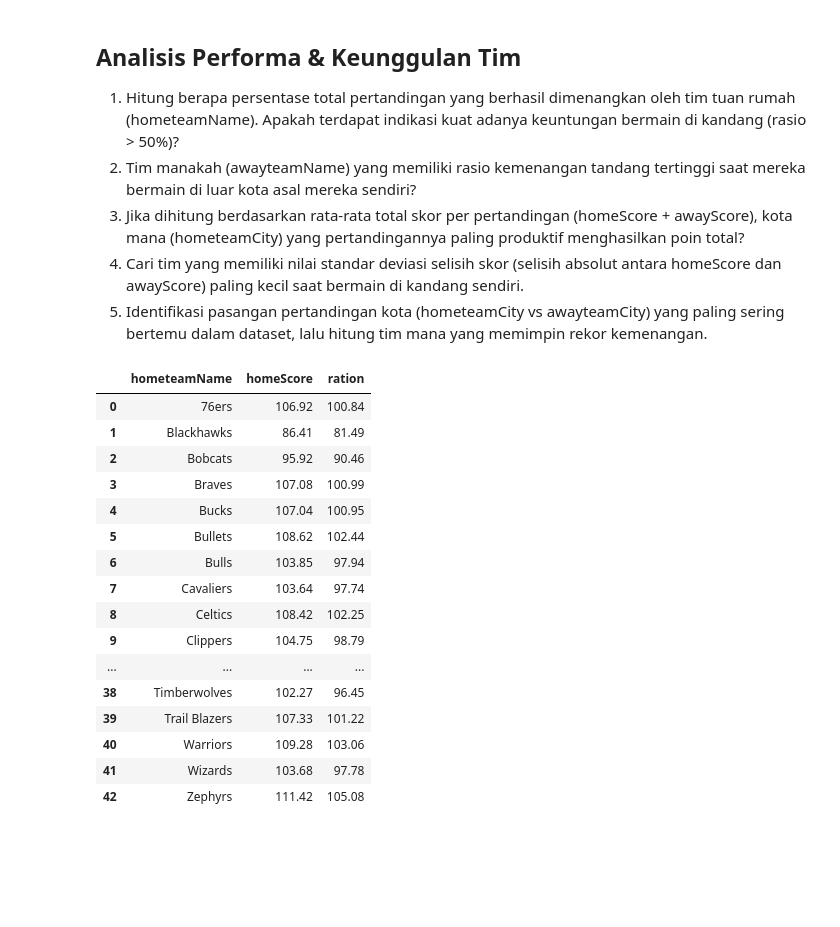
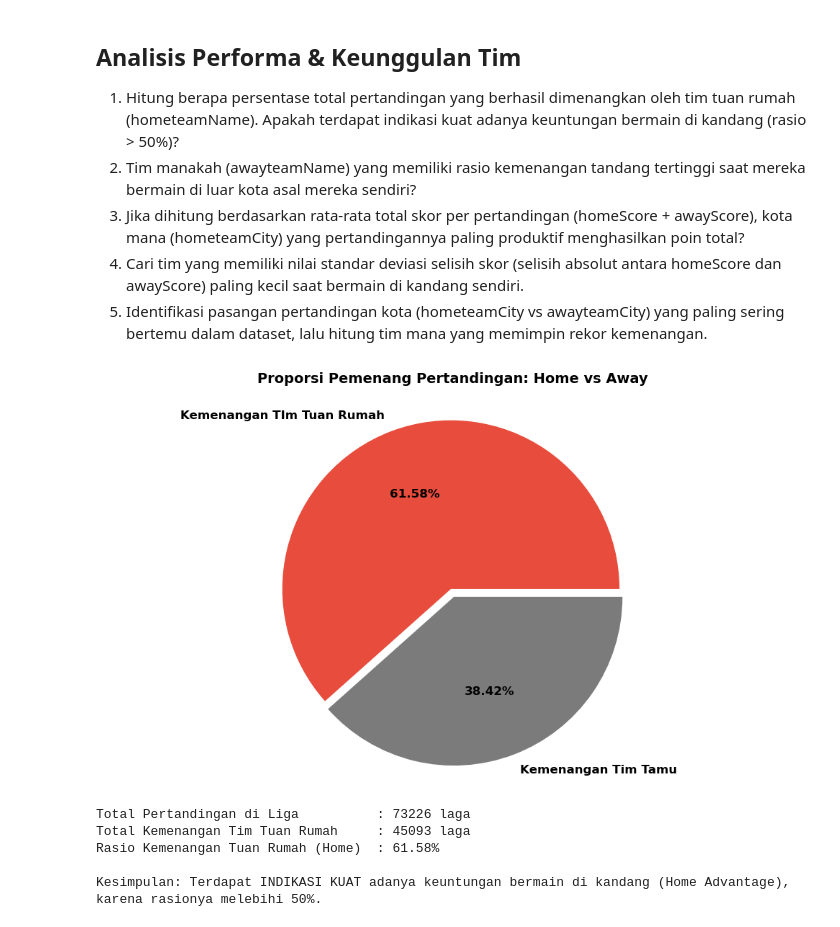
Before and after one commit to HafidzAfrieno/Project-Data-Analyst-Part-1, a Jupyter notebook: nba_player_analyst.ipynb, the cells around one changed output. Saved outputs shown, nothing was run; the diff lists cells and outputs as text; code cells hidden in the pictures; blank space fills up the shorter version.

```diff
--- a/nba_player_analyst.ipynb
+++ b/nba_player_analyst.ipynb
@@ -266,26 +266,36 @@ df.head(2)
 # %%
 # soal nomor 1
 # 1. Hitung berapa persentase total pertandingan yang berhasil dimenangkan oleh tim tuan rumah (hometeamName). Apakah terdapat indikasi kuat adanya keuntungan bermain di kandang (rasio > 50%)?
-data =  df[['homeScore','hometeamName']].copy()
-mean_allWinner = data['homeScore'].mean()
-totals_match = data.groupby('hometeamName')['homeScore'].mean().reset_index().round(2)
-totals_match['ration'] = ((totals_match['homeScore'] / mean_allWinner) * 100).round(2)
-totals_match
+data=df[['hometeamId','winner','hometeamName']].copy()
+winner_team = data[data['hometeamId']==data['winner']].reset_index(drop=True)
+count_match= data['winner'].count()
+count_winner= data[data['hometeamId']==data['winner']]['winner'].count()
+presentase = ((count_winner/count_match) * 100 ).round(2)
+
+persentase_away = (100-presentase).round(2)
+label = ['Kemenangan TIm Tuan Rumah','Kemenangan Tim Tamu']
+colors = ['#e74c3c', '#7b7b7b']
+size = [presentase,persentase_away]
+
+plt.figure(figsize=(10, 6))
+plt.pie(size, explode=(0.05,0), labels=label, colors=colors, autopct='%1.2f%%', textprops={'fontsize': 12, 'weight': 'bold'})
+plt.title('Proporsi Pemenang Pertandingan: Home vs Away', fontsize=14, weight='bold', pad=20)
+plt.axis('equal')  # Memastikan diagram berbentuk lingkaran sempurna
+plt.tight_layout()
+plt.show()
+
+print(f"Total Pertandingan di Liga          : {count_match} laga")
+print(f"Total Kemenangan Tim Tuan Rumah     : {count_winner} laga")
+print(f"Rasio Kemenangan Tuan Rumah (Home)  : {presentase:.2f}%")
+
+if presentase > 50.0:
+    print("\nKesimpulan: Terdapat INDIKASI KUAT adanya keuntungan bermain di kandang (Home Advantage), karena rasionya melebihi 50%.")
+else:
+    print("\nKesimpulan: TIDAK TERDAPAT indikasi keuntungan bermain di kandang, karena rasionya tidak melebihi 50%.")
 # %% [output]
-|  | hometeamName | homeScore | ration |
-| 0 | 76ers | 106.92 | 100.84 |
-| 1 | Blackhawks | 86.41 | 81.49 |
-| 2 | Bobcats | 95.92 | 90.46 |
-| 3 | Braves | 107.08 | 100.99 |
-| 4 | Bucks | 107.04 | 100.95 |
-| 5 | Bullets | 108.62 | 102.44 |
-| 6 | Bulls | 103.85 | 97.94 |
-| 7 | Cavaliers | 103.64 | 97.74 |
-| 8 | Celtics | 108.42 | 102.25 |
-| 9 | Clippers | 104.75 | 98.79 |
-| ... | ... | ... | ... |
-| 38 | Timberwolves | 102.27 | 96.45 |
-| 39 | Trail Blazers | 107.33 | 101.22 |
-| 40 | Warriors | 109.28 | 103.06 |
-| 41 | Wizards | 103.68 | 97.78 |
-| 42 | Zephyrs | 111.42 | 105.08 |
+[figure, added]
+Total Pertandingan di Liga          : 73226 laga
+Total Kemenangan Tim Tuan Rumah     : 45093 laga
+Rasio Kemenangan Tuan Rumah (Home)  : 61.58%
+
+Kesimpulan: Terdapat INDIKASI KUAT adanya keuntungan bermain di kandang (Home Advantage), karena rasionya melebihi 50%.
```
Also changed, not shown: parts of 2 cells of this notebook.
